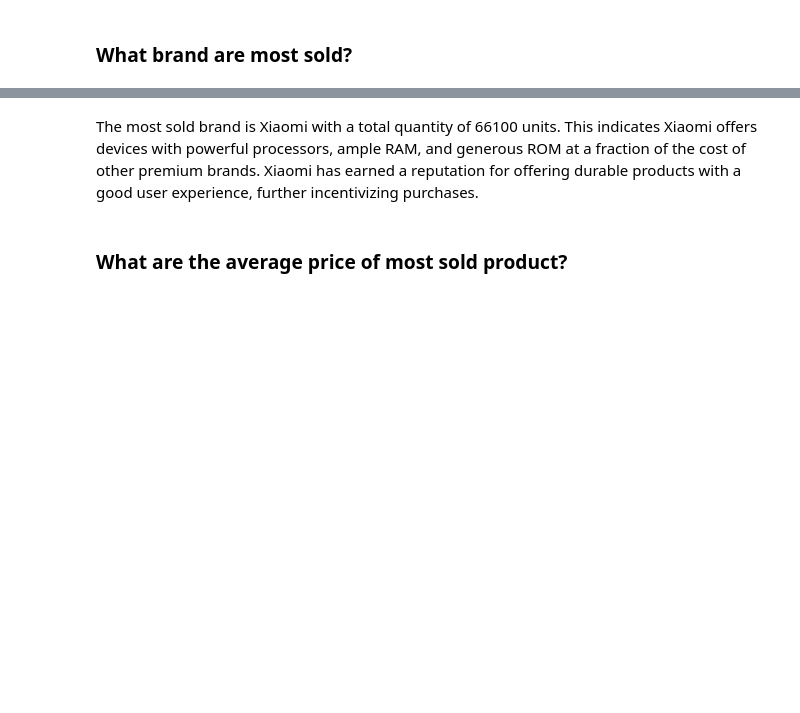
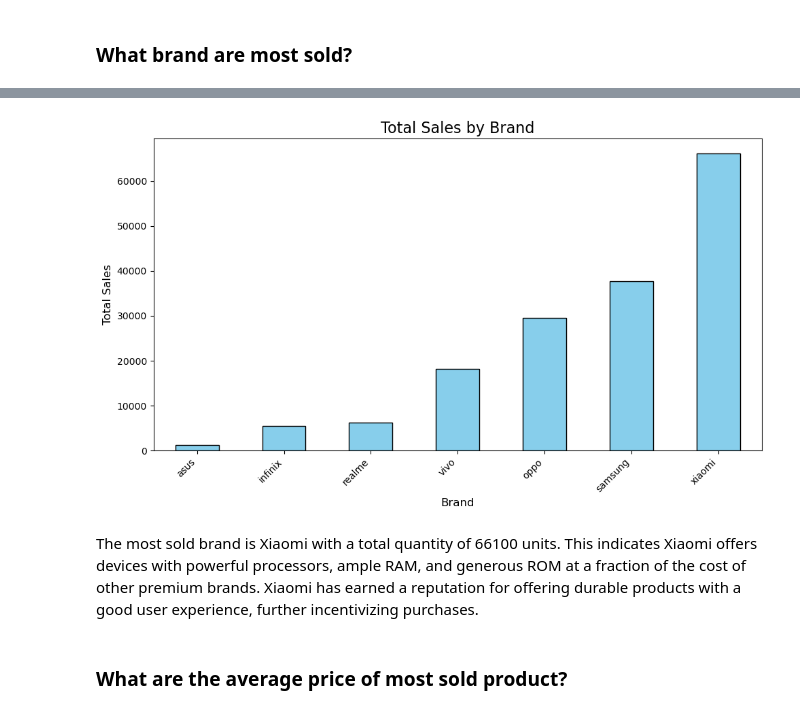
Before and after one commit to FTDS-assignment-bay/p2-final-project-group-01-1, a Jupyter notebook: EDA.ipynb, the cells around one changed output, grey strips where cells are left out. Saved outputs shown, nothing was run; the diff lists cells and outputs as text; code cells hidden in the pictures; blank space fills up the shorter version.

```diff
--- a/EDA.ipynb
+++ b/EDA.ipynb
@@ -212,3 +212,22 @@ Name: sold, dtype: int32
+# %%
+# Group the data by brand and sum the sold quantities
+brand_sales = df.groupby('brand')['sold'].sum()
+
+# Plot the bar chart
+plt.figure(figsize=(10, 6))
+brand_sales.sort_values().plot(kind='bar', color='skyblue', edgecolor='black')
+
+# Add titles and labels
+plt.title('Total Sales by Brand', fontsize=16)
+plt.xlabel('Brand', fontsize=12)
+plt.ylabel('Total Sales', fontsize=12)
+plt.xticks(rotation=45, ha='right')  # Rotate brand names for better visibility
+plt.tight_layout()
+
+# Show the plot
+plt.show()
+# %% [output]
+[figure, added]
 # %% [markdown]
 The most sold brand is Xiaomi with a total quantity of 66100 units. This indicates Xiaomi offers devices with powerful processors, ample RAM, and generous ROM at a fraction of the cost of other premium brands. Xiaomi has earned a reputation for offering durable products with a good user experience, further incentivizing purchases.
 # %% [markdown]
```
Also changed, not shown: parts of 35 cells of this notebook, 2 other files.
